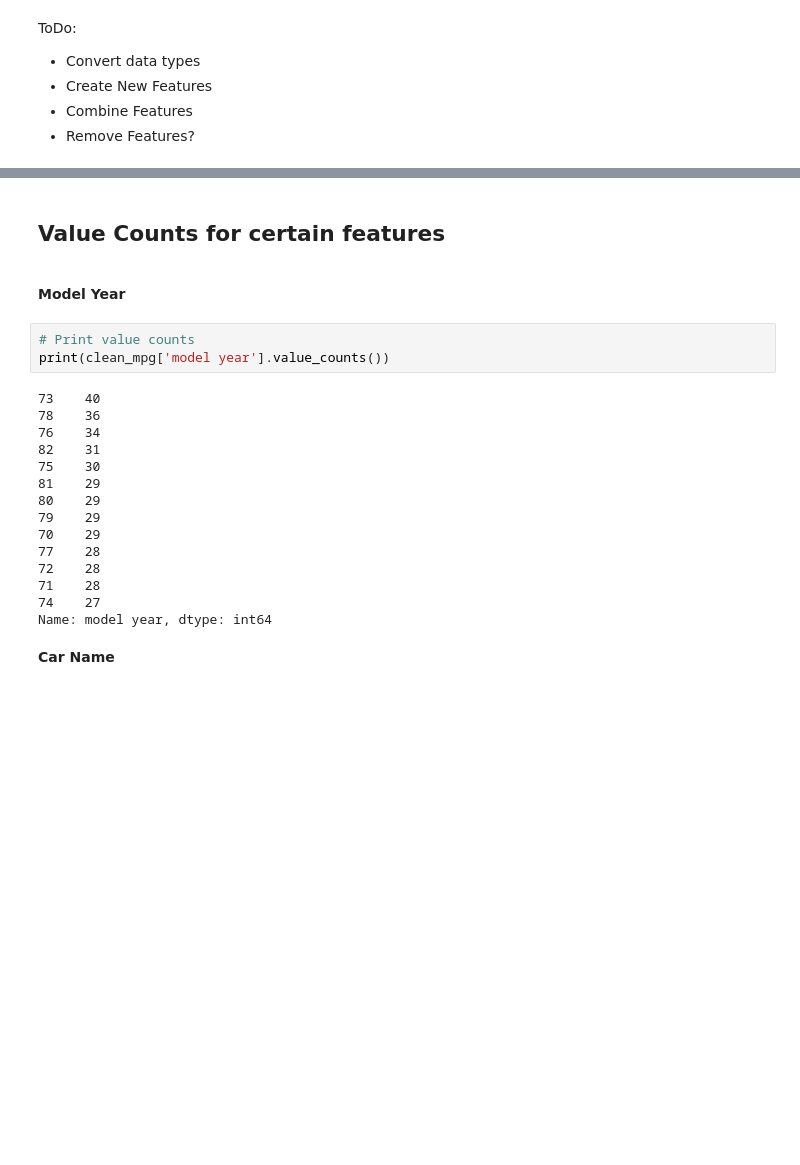
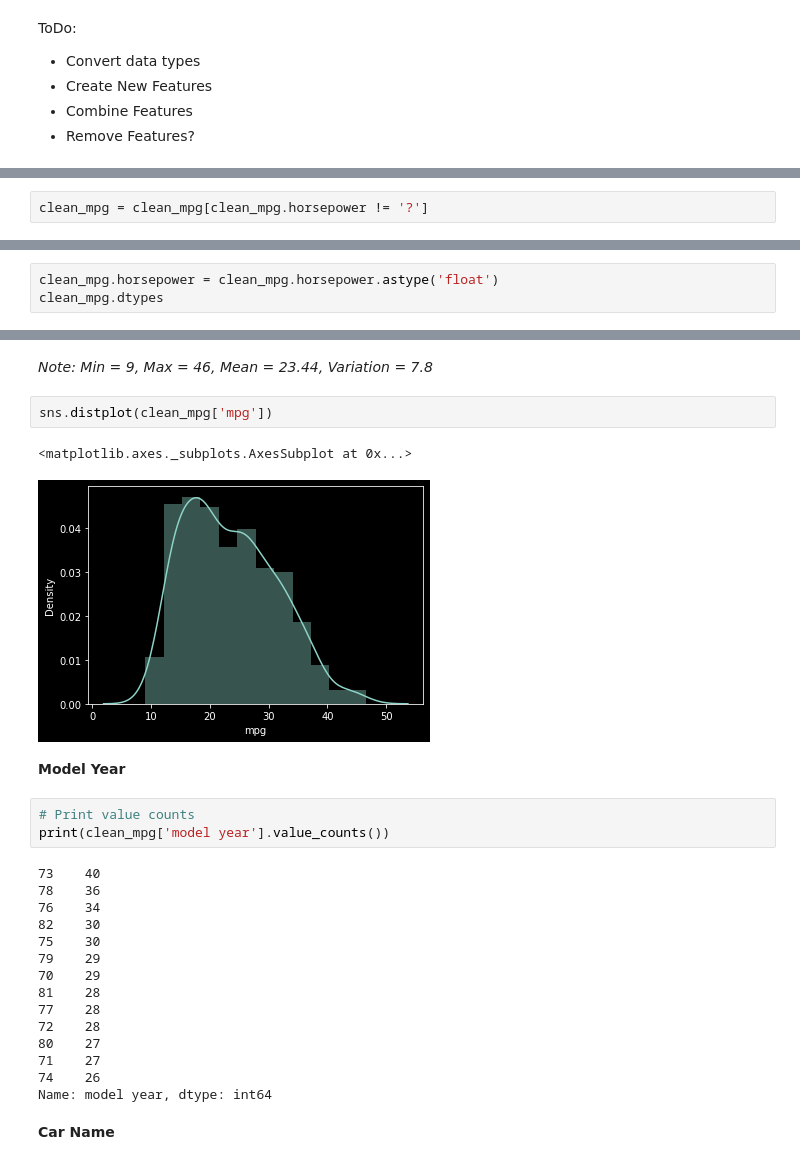
Before and after one commit to samgarcia3/Auto-MPG-Analysis, a Jupyter notebook: Auto_mpg.ipynb, the cells around one changed output, grey strips where cells are left out. Drawn from its saved outputs; the diff is of its cells as text; blank space fills up the shorter version.

```diff
--- a/Auto_mpg.ipynb
+++ b/Auto_mpg.ipynb
@@ -148,0 +170,2 @@ ToDo:
+# %%
+clean_mpg = clean_mpg[clean_mpg.horsepower != '?']
@@ -148,0 +176,3 @@ ToDo:
+# %%
+clean_mpg.horsepower = clean_mpg.horsepower.astype('float')
+clean_mpg.dtypes
@@ -153,6 +225,11 @@ clean_mpg['mpg'].mean()
+# %% [markdown]
+*Note: Min = 9, Max = 46, Mean = 23.44, Variation = 7.8*
+# %%
+sns.distplot(clean_mpg['mpg'])
+# %% [output]
+<matplotlib.axes._subplots.AxesSubplot at 0x...>
+[figure, added]
 # %% [markdown]
-## Value Counts for certain features
-<br>
 
 **Model Year**
 # %%
@@ -162,16 +239,16 @@ print(clean_mpg['model year'].value_counts())
 73    40
 78    36
 76    34
-82    31
+82    30
 75    30
-81    29
-80    29
 79    29
 70    29
+81    28
 77    28
 72    28
-71    28
-74    27
+80    27
+71    27
+74    26
 Name: model year, dtype: int64
 # %% [markdown]
 **Car Name**
```
Also changed, not shown: parts of 20 cells of this notebook.
